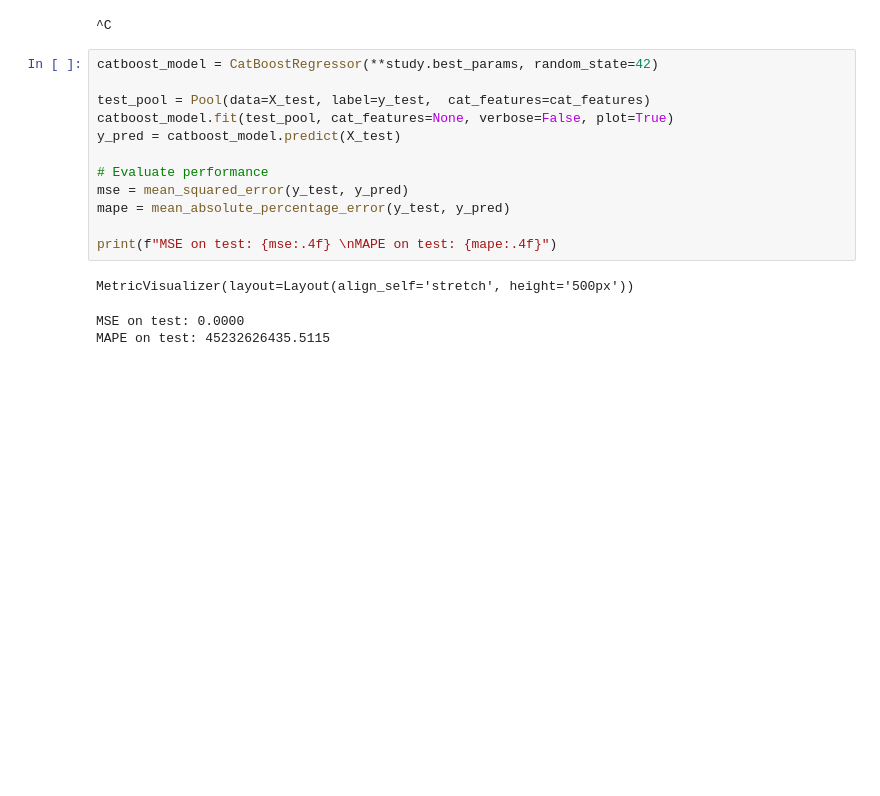
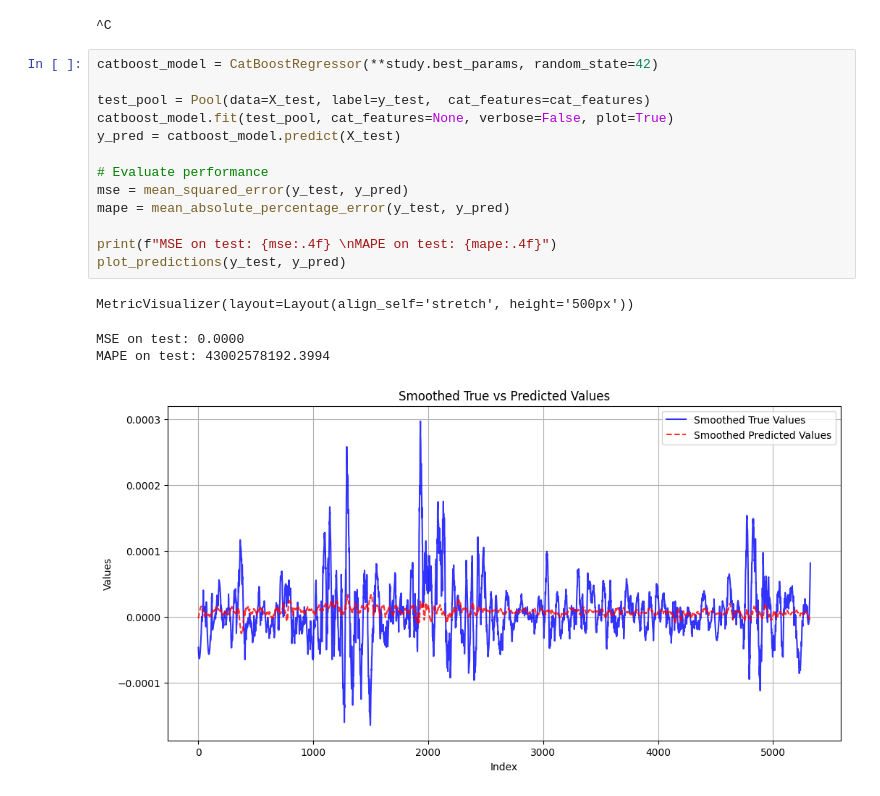
Before and after one commit to B0R0koko/microstructure_price_prediction, a Jupyter notebook: src/data_analysis/CatBoost_regressor.ipynb, the cells around one changed output. Saved outputs shown, nothing was run; the diff lists cells and outputs as text; blank space fills up the shorter version.

```diff
--- a/src/data_analysis/CatBoost_regressor.ipynb
+++ b/src/data_analysis/CatBoost_regressor.ipynb
@@ -133,16 +150,18 @@ Best Params: {'iterations': 608, 'learning_rate': 0.01658942017586916, 'depth':
 # %%
 catboost_model = CatBoostRegressor(**study.best_params, random_state=42)
 
 test_pool = Pool(data=X_test, label=y_test,  cat_features=cat_features)
 catboost_model.fit(test_pool, cat_features=None, verbose=False, plot=True)
 y_pred = catboost_model.predict(X_test)
 
 # Evaluate performance
 mse = mean_squared_error(y_test, y_pred)
 mape = mean_absolute_percentage_error(y_test, y_pred)
 
 print(f"MSE on test: {mse:.4f} \nMAPE on test: {mape:.4f}")
+plot_predictions(y_test, y_pred)
 # %% [output]
 MetricVisualizer(layout=Layout(align_self='stretch', height='500px'))
 MSE on test: 0.0000
-MAPE on test: 45232626435.5115
+MAPE on test: 43002578192.3994
+[figure, added]
```
Also changed, not shown: parts of 7 cells of this notebook, 53 other files.
